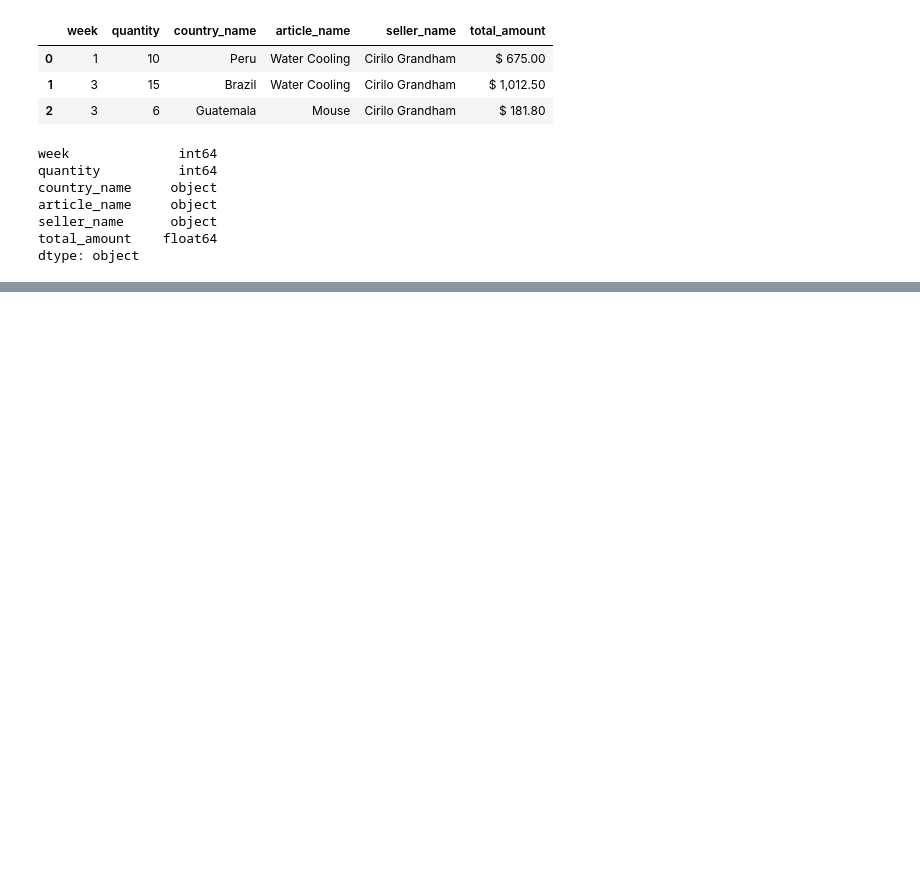
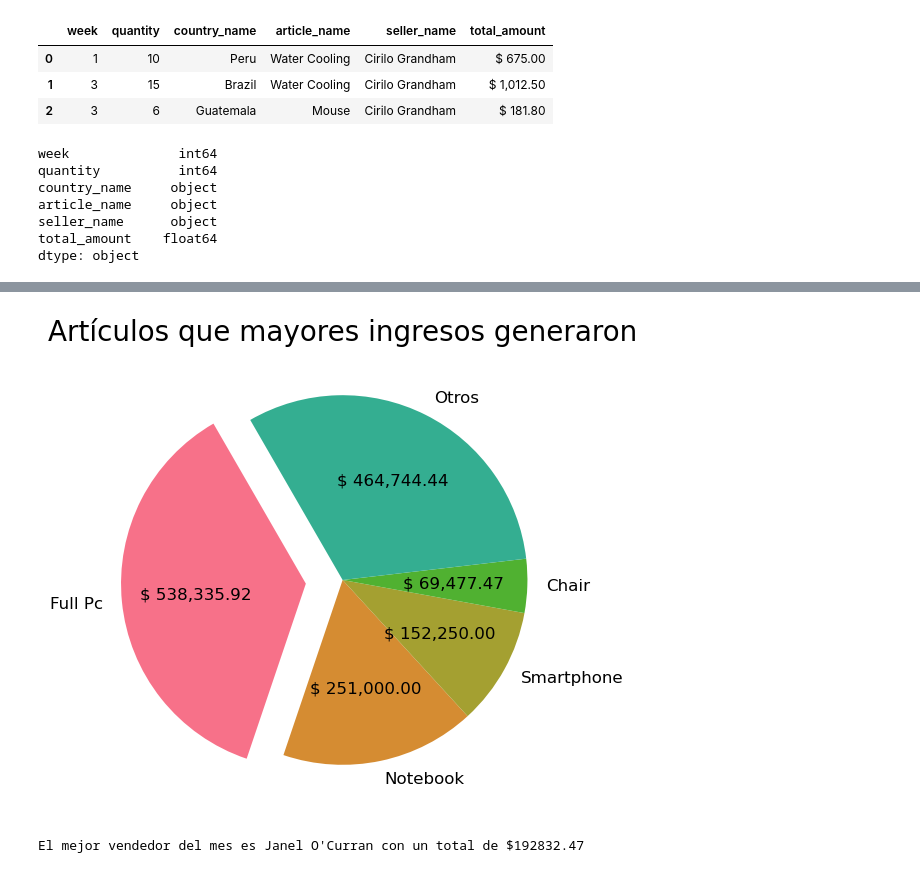
Before and after one commit to jairojaenz/Analisis-exploratorio-de-datos, a Jupyter notebook: Semana8/semana8.ipynb, the cells around one changed output, grey strips where cells are left out. Saved outputs shown, nothing was run; the diff lists cells and outputs as text; code cells hidden in the pictures; blank space fills up the shorter version.

```diff
--- a/Semana8/semana8.ipynb
+++ b/Semana8/semana8.ipynb
@@ -236,0 +267,9 @@ dtype: object
+# %%
+# Resolucion grafica
+# se van a tomar los 4 articulos que generaron mayor ingreso y el resto se agruparan en otros
+cat_prinncipales = group_ingresos[group_ingresos['total_amount'] > 50000]['total_amount']
+cat_menores = group_ingresos[group_ingresos['total_amount'] < 50000]['total_amount'].sum()
+cat_menores = pd.Series(cat_menores, index=['Otros'])
+amount_plot = pd.concat([cat_prinncipales, cat_menores])
+print("Cuatro articulos que generaron mayor ingreso y el resto se agruparan en otros")
+amount_plot
@@ -236,0 +284,18 @@ dtype: object
+# %%
+rcParams['figure.figsize'] = 6, 6
+explode = (0.2,0,0,0,0)
+total = amount_plot.sum()
+plt.title('Artículos que mayores ingresos generaron', fontsize=20)
+plt.pie(x=amount_plot, labels=amount_plot.index, colors=sns.color_palette("husl", 9), explode=explode, startangle=120, textprops={'fontsize': 12}, autopct = lambda p: '$ {:,.2f}'.format(p * total / 100))
+plt.show()
+# %% [output]
+[figure, added]
+# %%
+# a que vendedor debe otorgarse un bono por "mejor vendedor del mes"?
+# resolucion analitica
+group_vendedores = data_a_trabajar.groupby('seller_name').sum().sort_values('total_amount', ascending=False)
+mejor_vendedor = group_vendedores.head(1).index[0]
+mejor_vendedor_cantidad = round(group_vendedores.head(1)['total_amount'].values[0],2)
+print(f"El mejor vendedor del mes es {mejor_vendedor} con un total de ${mejor_vendedor_cantidad}")
+# %% [output]
+El mejor vendedor del mes es Janel O'Curran con un total de $192832.47
```
Also changed, not shown: parts of 19 cells of this notebook, 9 other files.
